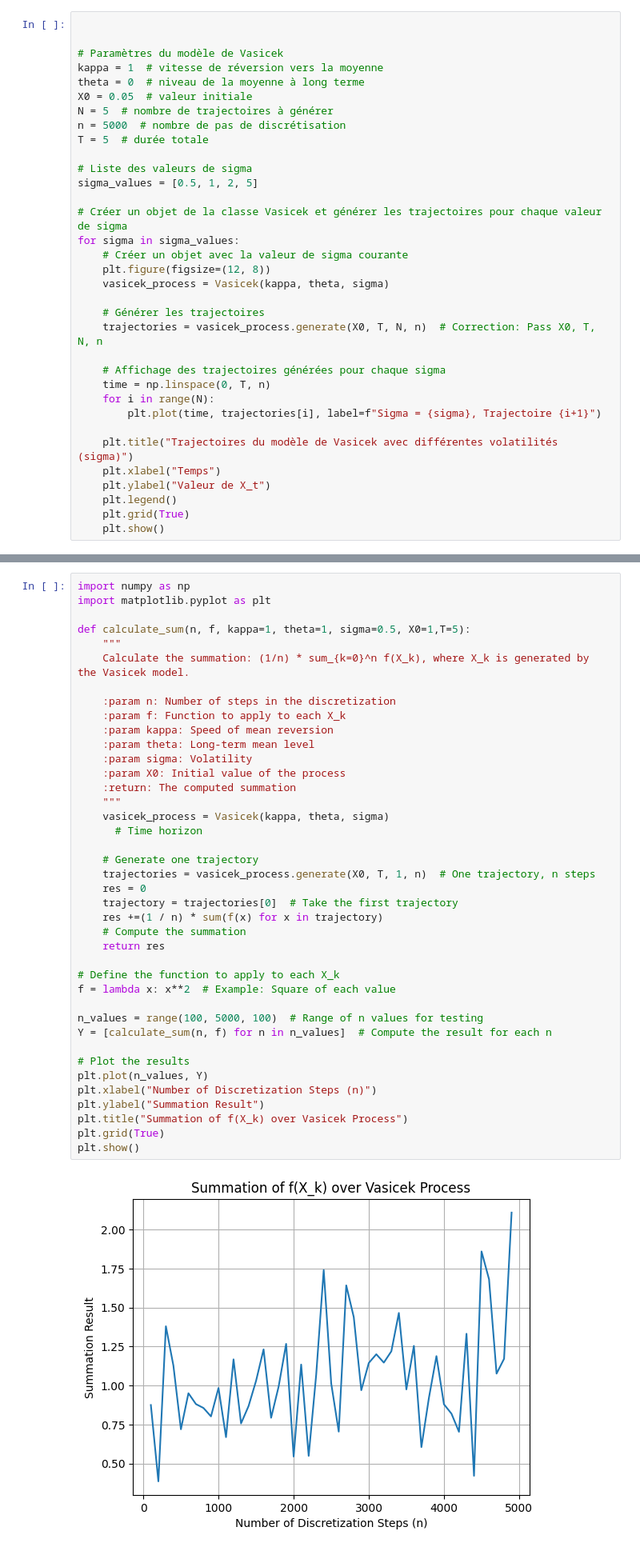
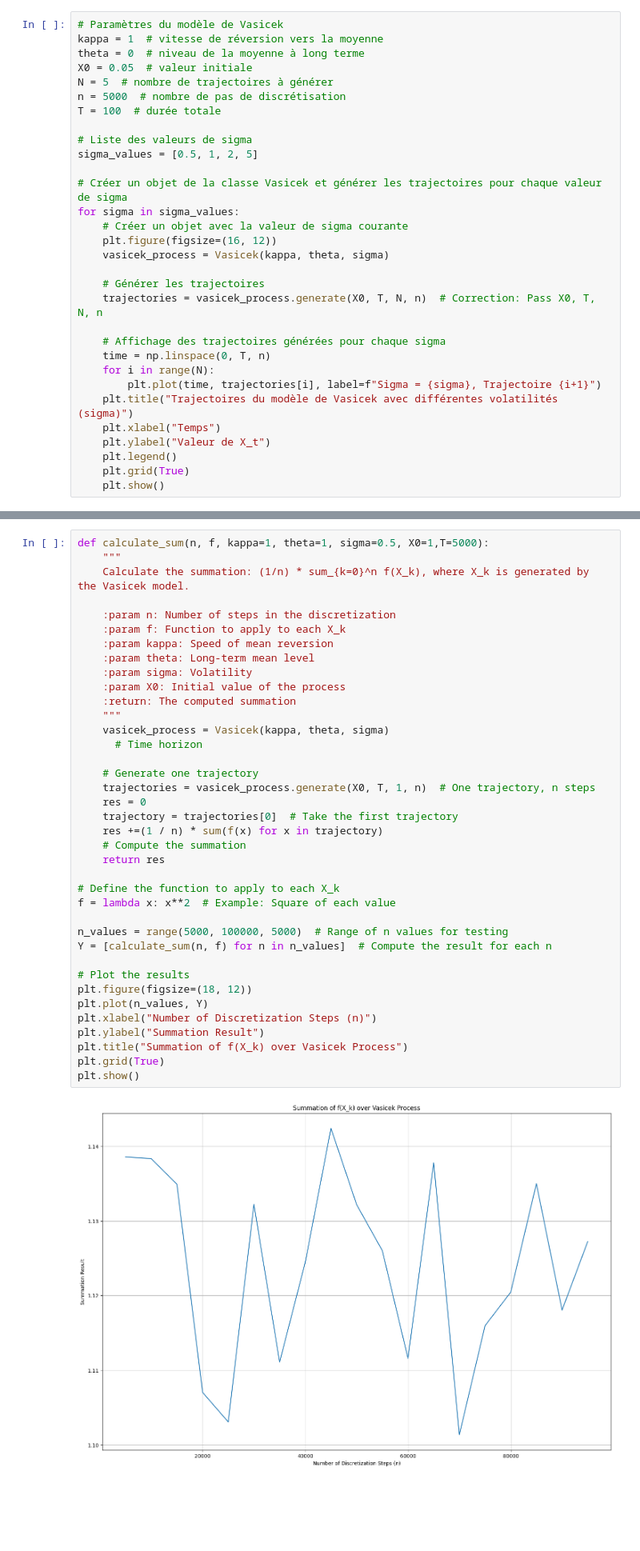
Before and after one commit to Hassen214/Project-IMI, a Jupyter notebook: Code.ipynb, the cells around one changed output, grey strips where cells are left out. Shown at 80% size. Cells and saved outputs as stored; diff of their text form; blank space fills up the shorter version.

```diff
--- a/Code.ipynb
+++ b/Code.ipynb
@@ -47,15 +47,13 @@ class Vasicek:
 
         return trajectories
 # %%
-
-
 # Paramètres du modèle de Vasicek
 kappa = 1  # vitesse de réversion vers la moyenne
 theta = 0  # niveau de la moyenne à long terme
 X0 = 0.05  # valeur initiale
 N = 5  # nombre de trajectoires à générer
 n = 5000  # nombre de pas de discrétisation
-T = 5  # durée totale
+T = 100  # durée totale
 
 # Liste des valeurs de sigma
 sigma_values = [0.5, 1, 2, 5]
@@ -63,7 +61,7 @@ sigma_values = [0.5, 1, 2, 5]
 # Créer un objet de la classe Vasicek et générer les trajectoires pour chaque valeur de sigma
 for sigma in sigma_values:
     # Créer un objet avec la valeur de sigma courante
-    plt.figure(figsize=(12, 8))
+    plt.figure(figsize=(16, 12))
     vasicek_process = Vasicek(kappa, theta, sigma)
 
     # Générer les trajectoires
@@ -73,7 +71,6 @@ for sigma in sigma_values:
     time = np.linspace(0, T, n)
     for i in range(N):
         plt.plot(time, trajectories[i], label=f"Sigma = {sigma}, Trajectoire {i+1}")
-
     plt.title("Trajectoires du modèle de Vasicek avec différentes volatilités (sigma)")
     plt.xlabel("Temps")
     plt.ylabel("Valeur de X_t")
@@ -88,8 +85,5 @@ for sigma in sigma_values:
 # %%
-import numpy as np
-import matplotlib.pyplot as plt
-
-def calculate_sum(n, f, kappa=1, theta=1, sigma=0.5, X0=1,T=5):
+def calculate_sum(n, f, kappa=1, theta=1, sigma=0.5, X0=1,T=5000):
     """
     Calculate the summation: (1/n) * sum_{k=0}^n f(X_k), where X_k is generated by the Vasicek model.
 
@@ -98,35 +92,36 @@ def calculate_sum(n, f, kappa=1, theta=1, sigma=0.5, X0=1,T=5):
     :param kappa: Speed of mean reversion
     :param theta: Long-term mean level
     :param sigma: Volatility
     :param X0: Initial value of the process
     :return: The computed summation
     """
     vasicek_process = Vasicek(kappa, theta, sigma)
       # Time horizon
 
     # Generate one trajectory
     trajectories = vasicek_process.generate(X0, T, 1, n)  # One trajectory, n steps
     res = 0
     trajectory = trajectories[0]  # Take the first trajectory
     res +=(1 / n) * sum(f(x) for x in trajectory)
     # Compute the summation
     return res
 
 # Define the function to apply to each X_k
 f = lambda x: x**2  # Example: Square of each value
 
-n_values = range(100, 5000, 100)  # Range of n values for testing
+n_values = range(5000, 100000, 5000)  # Range of n values for testing
 Y = [calculate_sum(n, f) for n in n_values]  # Compute the result for each n
 
 # Plot the results
+plt.figure(figsize=(18, 12))
 plt.plot(n_values, Y)
 plt.xlabel("Number of Discretization Steps (n)")
 plt.ylabel("Summation Result")
 plt.title("Summation of f(X_k) over Vasicek Process")
 plt.grid(True)
 plt.show()
 # %% [output]
-[figure, old version]
+[figure, new version]
 # %%
 def expected_value_vasicek(power, theta, sigma, kappa):
     """
```
Also changed, not shown: parts of 6 cells of this notebook.
